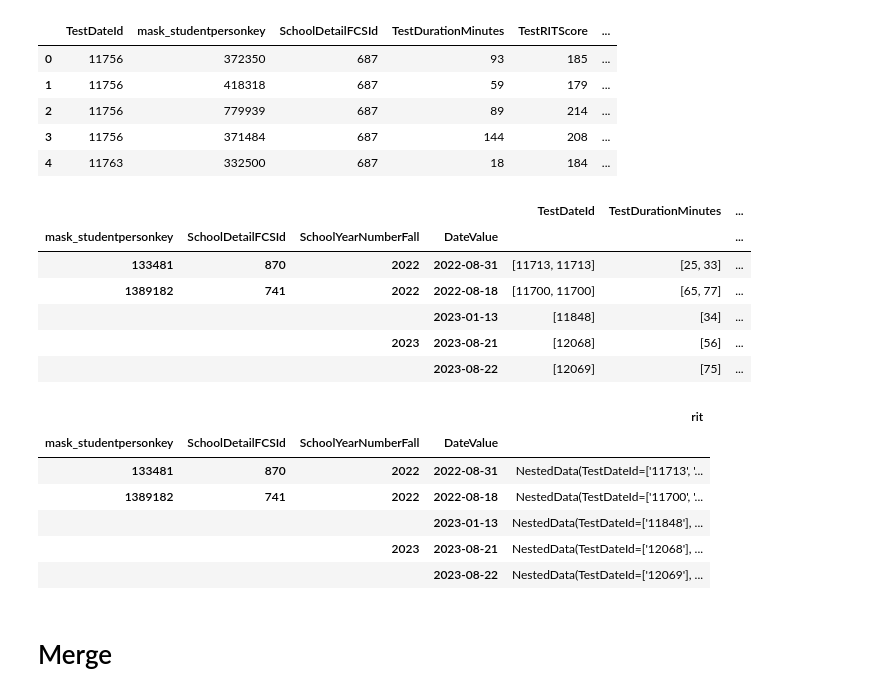
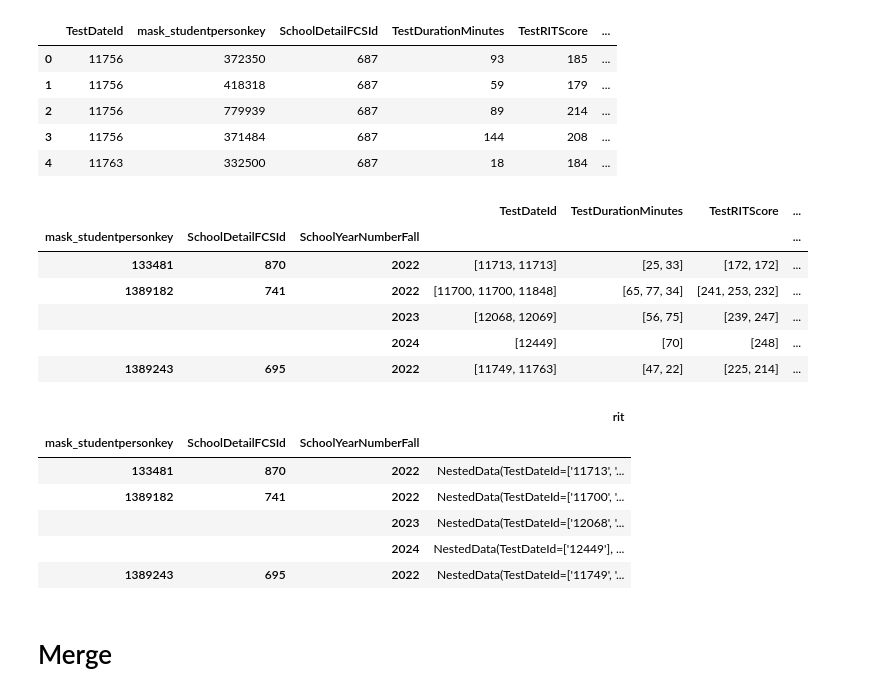
Before and after one commit to shermanpch/ai-coach, a Jupyter notebook: notebooks/001_create_student_profile_dataset.ipynb, the cells around one changed output. Cells and saved outputs as stored; diff of their text form; code cells hidden in the pictures.

```diff
--- a/notebooks/001_create_student_profile_dataset.ipynb
+++ b/notebooks/001_create_student_profile_dataset.ipynb
@@ -713,30 +722,39 @@ map_rit_scores.head()
 | 3 | 11756 | 371484 | 687 | 144 | 208 | ... |
 | 4 | 11763 | 332500 | 687 | 18 | 184 | ... |
 # %%
-rit_agg = map_rit_scores.groupby(
-    ["mask_studentpersonkey", "SchoolDetailFCSId", "SchoolYearNumberFall", "DateValue"]
-).agg(list)
+rit_agg = (
+    map_rit_scores.sort_values(
+        [
+            "mask_studentpersonkey",
+            "SchoolDetailFCSId",
+            "SchoolYearNumberFall",
+            "TestDateId",
+        ]
+    )
+    .groupby(["mask_studentpersonkey", "SchoolDetailFCSId", "SchoolYearNumberFall"])
+    .agg(list)
+)
 
 rit_agg.head()
 # %% [output]
-|  |  |  |  | TestDateId | TestDurationMinutes | ... |
-| mask_studentpersonkey | SchoolDetailFCSId | SchoolYearNumberFall | DateValue |  |  | ... |
-| 133481 | 870 | 2022 | 2022-08-31 | [11713, 11713] | [25, 33] | ... |
-| 1389182 | 741 | 2022 | 2022-08-18 | [11700, 11700] | [65, 77] | ... |
-|  |  |  | 2023-01-13 | [11848] | [34] | ... |
-|  |  | 2023 | 2023-08-21 | [12068] | [56] | ... |
-|  |  |  | 2023-08-22 | [12069] | [75] | ... |
+|  |  |  | TestDateId | TestDurationMinutes | TestRITScore | ... |
+| mask_studentpersonkey | SchoolDetailFCSId | SchoolYearNumberFall |  |  |  | ... |
+| 133481 | 870 | 2022 | [11713, 11713] | [25, 33] | [172, 172] | ... |
+| 1389182 | 741 | 2022 | [11700, 11700, 11848] | [65, 77, 34] | [241, 253, 232] | ... |
+|  |  | 2023 | [12068, 12069] | [56, 75] | [239, 247] | ... |
+|  |  | 2024 | [12449] | [70] | [248] | ... |
+| 1389243 | 695 | 2022 | [11749, 11763] | [47, 22] | [225, 214] | ... |
 # %%
 rit_agg_nest = nest(rit_agg, "rit", rit_agg.columns.tolist())
 rit_agg_nest.head()
 # %% [output]
-|  |  |  |  | rit |
-| mask_studentpersonkey | SchoolDetailFCSId | SchoolYearNumberFall | DateValue |  |
-| 133481 | 870 | 2022 | 2022-08-31 | NestedData(TestDateId=['11713', '... |
-| 1389182 | 741 | 2022 | 2022-08-18 | NestedData(TestDateId=['11700', '... |
-|  |  |  | 2023-01-13 | NestedData(TestDateId=['11848'], ... |
-|  |  | 2023 | 2023-08-21 | NestedData(TestDateId=['12068'], ... |
-|  |  |  | 2023-08-22 | NestedData(TestDateId=['12069'], ... |
+|  |  |  | rit |
+| mask_studentpersonkey | SchoolDetailFCSId | SchoolYearNumberFall |  |
+| 133481 | 870 | 2022 | NestedData(TestDateId=['11713', '... |
+| 1389182 | 741 | 2022 | NestedData(TestDateId=['11700', '... |
+|  |  | 2023 | NestedData(TestDateId=['12068', '... |
+|  |  | 2024 | NestedData(TestDateId=['12449'], ... |
+| 1389243 | 695 | 2022 | NestedData(TestDateId=['11749', '... |
 # %% [markdown]
 # Merge
 # %%
```
Also changed, not shown: parts of 3 cells of this notebook, 5 other files.
